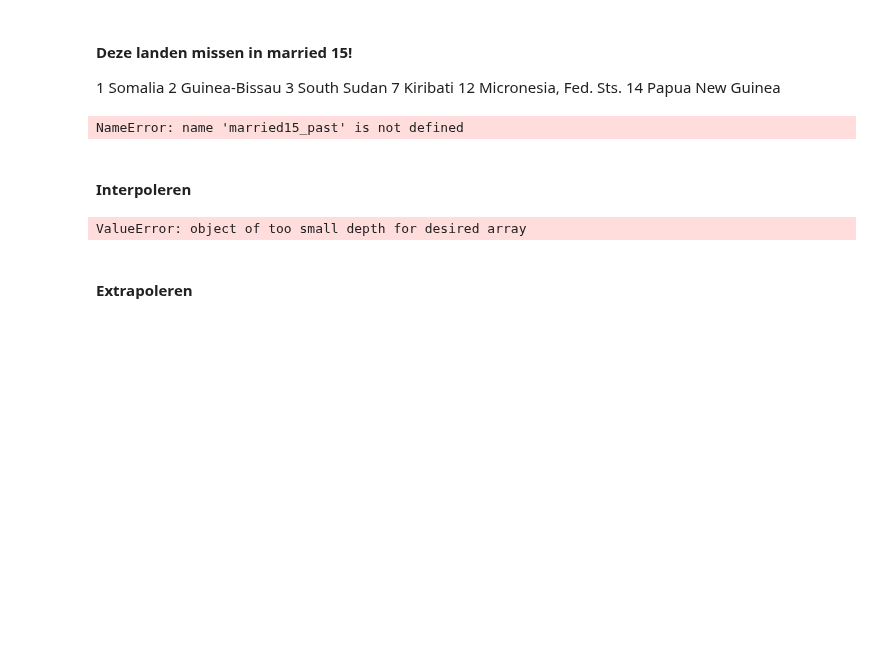
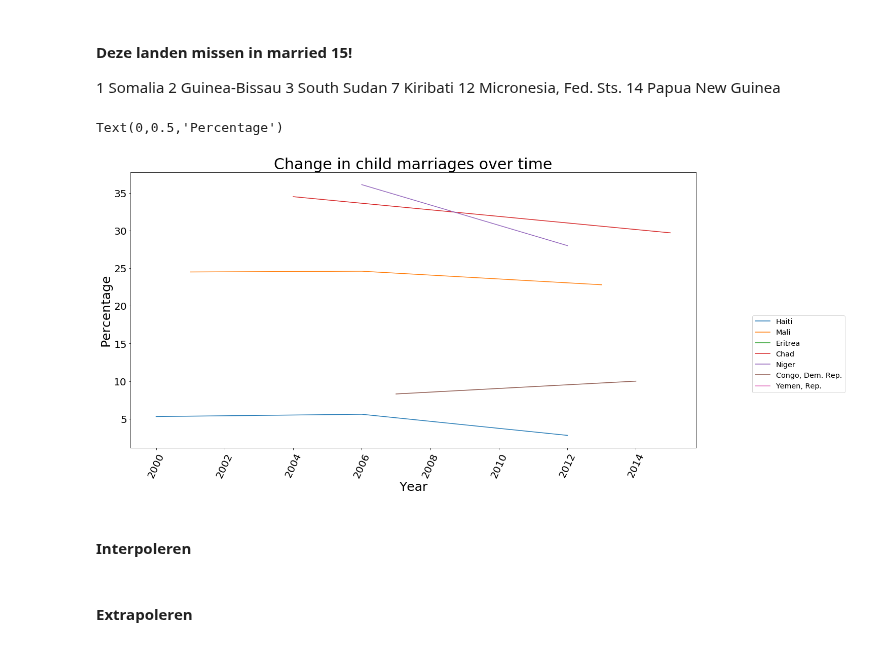
Before and after one commit to omar-d/EPA-WB-Equity, a Jupyter notebook: Deelvraag 2_kindhuwelijken.ipynb, the cells around one changed output. Drawn from its saved outputs; the diff is of its cells as text; code cells hidden in the pictures; blank space fills up the shorter version.

```diff
--- a/Deelvraag 2_kindhuwelijken.ipynb
+++ b/Deelvraag 2_kindhuwelijken.ipynb
@@ -141,23 +104,38 @@ married15_past
 7                     Kiribati
 12       Micronesia, Fed. Sts.
 14            Papua New Guinea
-# %%
-# dit al gefixt in GDP, dus daar kijken hoe ik het heb gedaan.
-
-married15_past["date"] = married15_past["date"].astype(int)
-
-married15_past.loc[married15_past["country"] == "Mali"].plot(x = "date", y = "value")
-# %% [output]
-NameError: name 'married15_past' is not defined
+# %%
+# visualiseren van verandering per land
+
+fig1,ax1 = plt.subplots(figsize=(20, 10))
+
+for name in married15_years["country"].unique():
+    ax1.plot(married15_years[married15_years.country==name].date,married15_years[married15_years.country==name].value,label=name)
+
+#change size and location of legend
+ax1.legend(loc=(1.1, 0.2), fontsize = 'x-large')
+
+#tekst op x en y-as
+plt.xticks(rotation = 65, fontsize = 20)
+plt.yticks(fontsize = 20)
+
+#labels
+plt.title("Change in child marriages over time", fontsize = 30)
+plt.xlabel("Year", fontsize = 25)
+plt.ylabel("Percentage", fontsize = 25)
+
+# stapgrootte x-as
+# %% [output]
+Text(0,0.5,'Percentage')
+[figure, added]
 # %% [markdown]
 #### Interpoleren
 # %%
-date = married15_past.loc[married15_past["country"] == "Mali"]["date"].values
-value =  married15_past.loc[married15_past["country"] == "Mali"]["value"].values
+#volgens mij is dit niet nodig
+# date = married15_past.loc[married15_past["country"] == "Mali"]["date"].values
+# value =  married15_past.loc[married15_past["country"] == "Mali"]["value"].values
 
-np.interp(2001, 'date', 'value')
+# np.interp(2001, 'date', 'value')
-# %% [output]
-ValueError: object of too small depth for desired array
 # %% [markdown]
 #### Extrapoleren
 # %%
```
Also changed, not shown: parts of 9 cells of this notebook, 1 other file.
